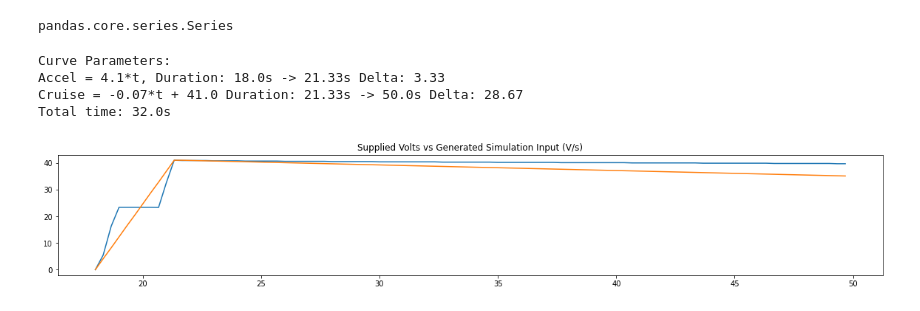
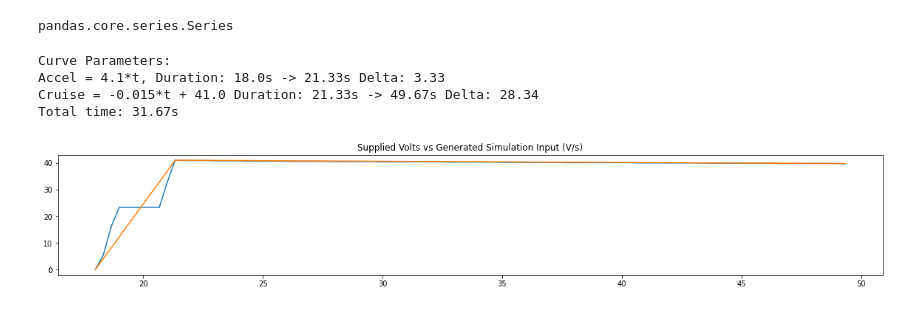
Before and after one commit to waterloop/propulsion-misc, a Jupyter notebook: RCommExtractor/Roboteq_Commutation_Extraction.ipynb, the cells around one changed output. Cells and saved outputs as stored; diff of their text form; code cells hidden in the pictures.

```diff
--- a/RCommExtractor/Roboteq_Commutation_Extraction.ipynb
+++ b/RCommExtractor/Roboteq_Commutation_Extraction.ipynb
@@ -136,35 +126,35 @@ for i in range(svolts.shape[0]):
     maxVolt = svolts[i]
     maxVolti = i
 
 # finding the end of the cruise
 end_cruise = 0
 finalVolt = 0
 for i in range(maxVolti+1, svolts.shape[0]):
-  # assuming decreasing voltage
-  if abs(svolts[i] - svolts[i-1]) > 5:
+  # assuming slowly decreasing voltage
+  if abs(svolts[i] - svolts[i-1]) > 1:
     end_cruise = i - 1
     finalVolt = svolts[i-1]
     break
 
 # approximating the input over the actual input
 accel_slope = round(maxVolt/(maxVolti - start_input), 3)
 cruise_slope = round((finalVolt - maxVolt) / (end_cruise - maxVolti), 3)
 accel = [x*accel_slope for x in range((maxVolti - start_input)+1)]
 cruise = [x*cruise_slope + accel[-1] for x in range((end_cruise - maxVolti) - 1)]
 
 # graphing
 plt.plot(time[start_input : end_cruise], svolts[start_input : end_cruise])
 plt.plot(time[start_input : end_cruise], accel+cruise)
 plt.title("Supplied Volts vs Generated Simulation Input (V/s)")
 start_accelT = data['Better time (s)'].iloc[start_input]
 start_cruiseT = data['Better time (s)'].iloc[maxVolti]
 end_cruiseT = data['Better time (s)'].iloc[end_cruise]
 print(f"Curve Parameters: \nAccel = {accel_slope}*t, Duration: {start_accelT}s -> {start_cruiseT}s Delta: {round(start_cruiseT - start_accelT, 3)}")
 print(f"Cruise = {cruise_slope}*t + {maxVolt} Duration: {start_cruiseT}s -> {end_cruiseT}s Delta: {round(end_cruiseT - start_cruiseT, 3)}")
 print(f"Total time: {round(start_cruiseT - start_accelT + end_cruiseT - start_cruiseT, 3)}s")
 # %% [output]
 Curve Parameters:
 Accel = 4.1*t, Duration: 18.0s -> 21.33s Delta: 3.33
-Cruise = -0.07*t + 41.0 Duration: 21.33s -> 50.0s Delta: 28.67
-Total time: 32.0s
+Cruise = -0.015*t + 41.0 Duration: 21.33s -> 49.67s Delta: 28.34
+Total time: 31.67s
-[figure, old version]
+[figure, new version]
```
Also changed, not shown: parts of 1 cell of this notebook, 1 other file.
